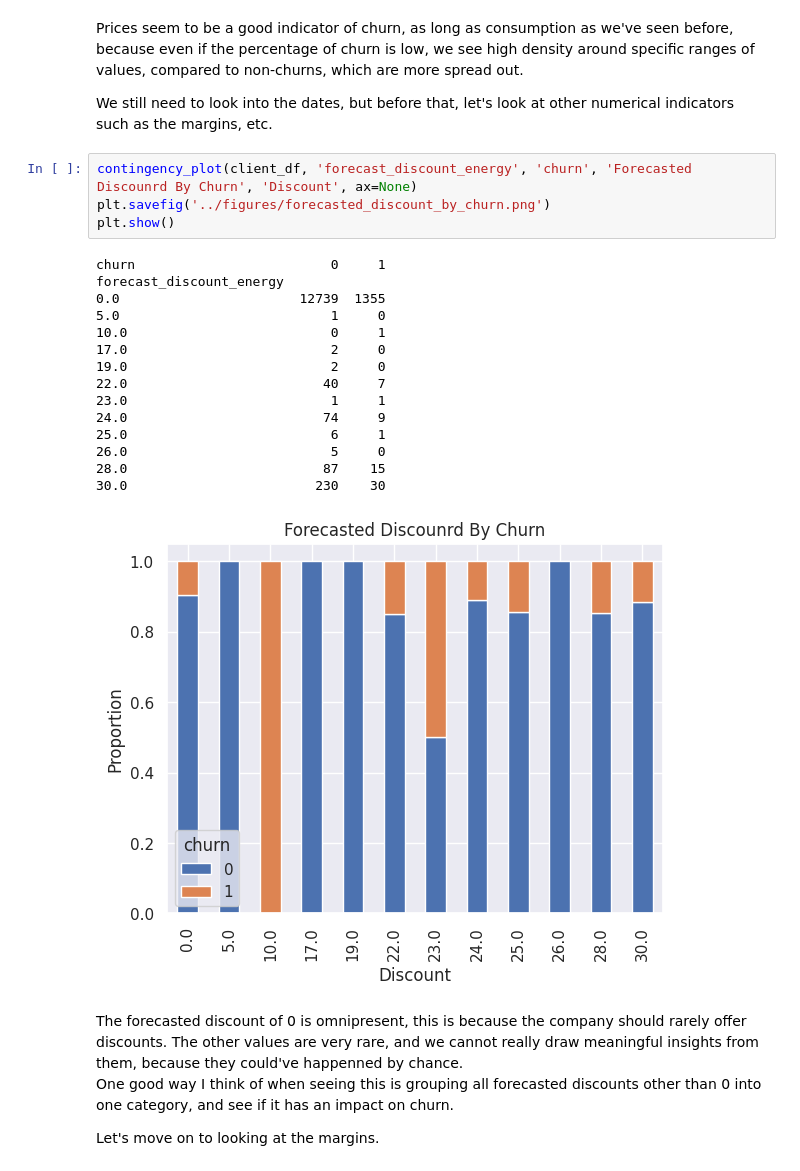
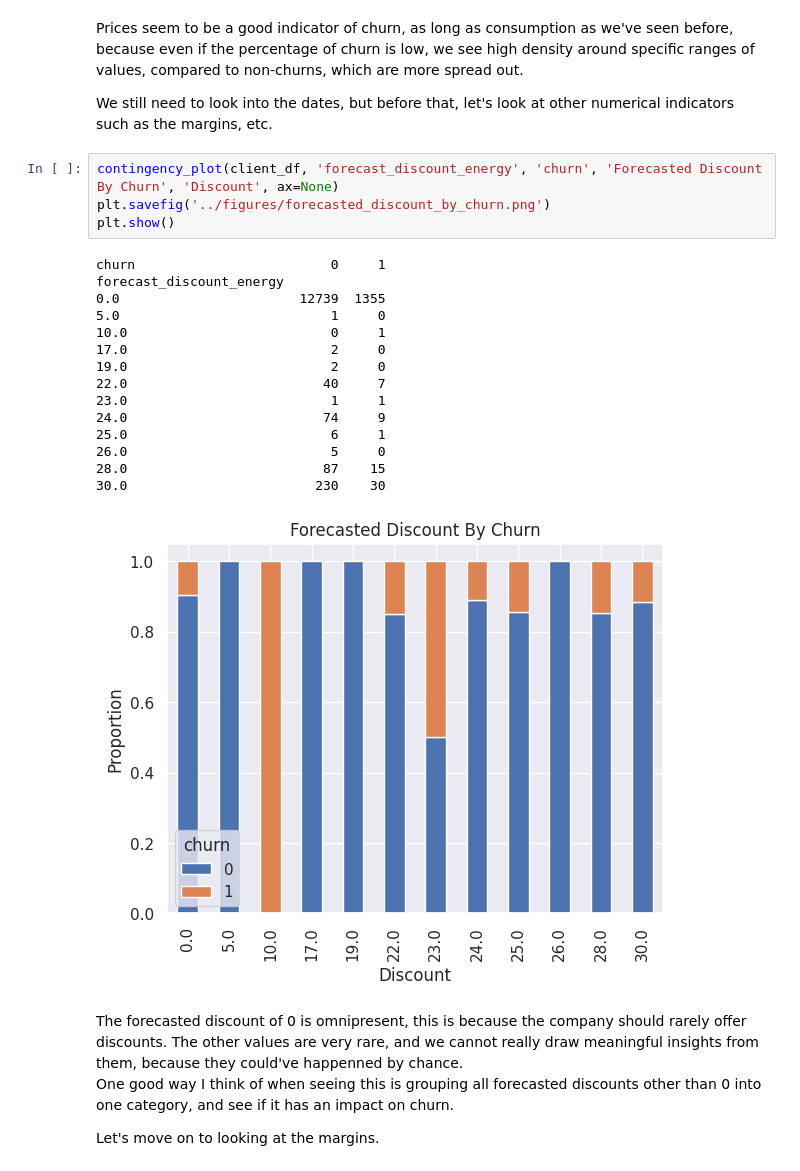
Before and after one commit to mnijadi/energy-company-customer-churn, a Jupyter notebook: notebooks/eda.ipynb, the cells around one changed output. Drawn from its saved outputs; the diff is of its cells as text.

```diff
--- a/notebooks/eda.ipynb
+++ b/notebooks/eda.ipynb
@@ -384,25 +384,25 @@ Prices seem to be a good indicator of churn, as long as consumption as we've see
 
 We still need to look into the dates, but before that, let's look at other numerical indicators such as the margins, etc.
 # %%
-contingency_plot(client_df, 'forecast_discount_energy', 'churn', 'Forecasted Discounrd By Churn', 'Discount', ax=None)
+contingency_plot(client_df, 'forecast_discount_energy', 'churn', 'Forecasted Discount By Churn', 'Discount', ax=None)
 plt.savefig('../figures/forecasted_discount_by_churn.png')
 plt.show()
 # %% [output]
 churn                         0     1
 forecast_discount_energy
 0.0                       12739  1355
 5.0                           1     0
 10.0                          0     1
 17.0                          2     0
 19.0                          2     0
 22.0                         40     7
 23.0                          1     1
 24.0                         74     9
 25.0                          6     1
 26.0                          5     0
 28.0                         87    15
 30.0                        230    30
-[figure, old version]
+[figure, new version]
 # %% [markdown]
 The forecasted discount of 0 is omnipresent, this is because the company should rarely offer discounts.
 The other values are very rare, and we cannot really draw meaningful insights from them, because they could've happenned by chance.
```
Also changed, not shown: 1 other file.
